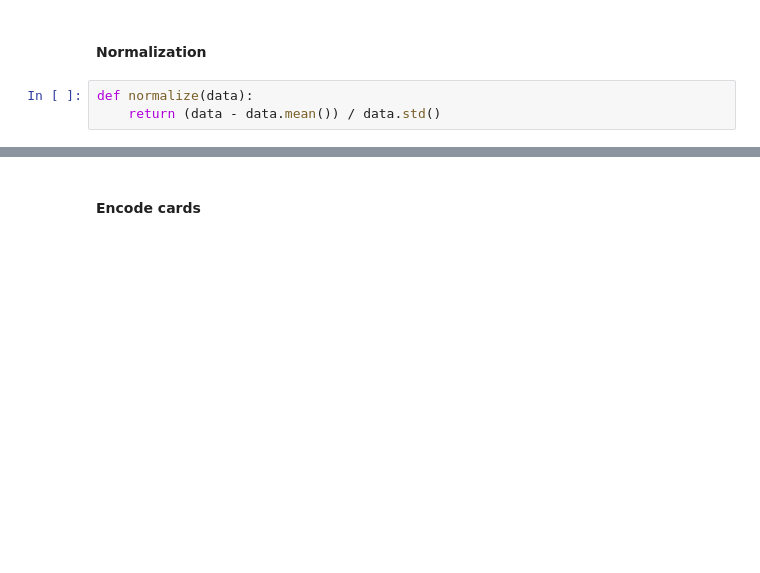
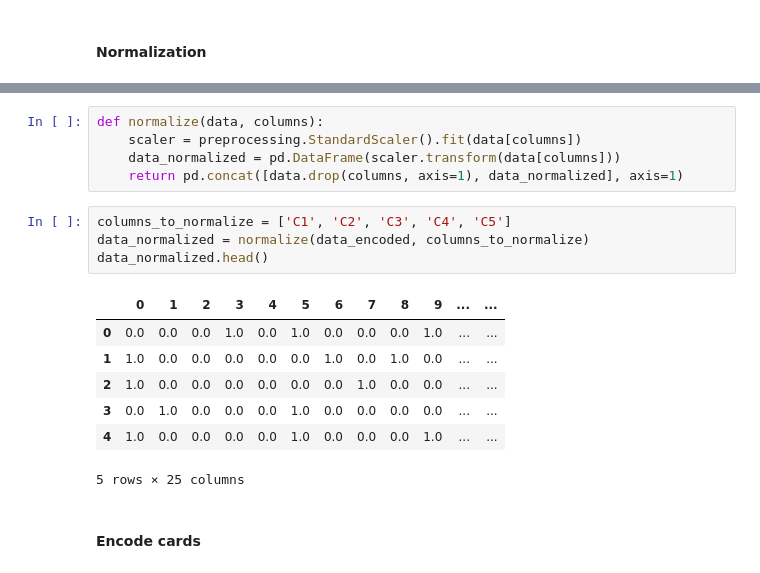
Before and after one commit to iPhaeton/kaggle-poker, a Jupyter notebook: Index_v1.ipynb, the cells around one changed output, grey strips where cells are left out. Cells and saved outputs as stored; diff of their text form; blank space fills up the shorter version.

```diff
--- a/Index_v1.ipynb
+++ b/Index_v1.ipynb
@@ -106,6 +107,3 @@ data_encoded.head()
 5 rows × 25 columns
 # %% [markdown]
 #### Normalization
-# %%
-def normalize(data):
-    return (data - data.mean()) / data.std()
@@ -124,3 +110,20 @@ data_normalized.head()
+# %%
+def normalize(data, columns):
+    scaler = preprocessing.StandardScaler().fit(data[columns])
+    data_normalized = pd.DataFrame(scaler.transform(data[columns]))
+    return pd.concat([data.drop(columns, axis=1), data_normalized], axis=1)
+# %%
+columns_to_normalize = ['C1', 'C2', 'C3', 'C4', 'C5']
+data_normalized = normalize(data_encoded, columns_to_normalize)
+data_normalized.head()
+# %% [output]
+|  | 0 | 1 | 2 | 3 | 4 | 5 | 6 | 7 | 8 | 9 | ... | ... |
+| 0 | 0.0 | 0.0 | 0.0 | 1.0 | 0.0 | 1.0 | 0.0 | 0.0 | 0.0 | 1.0 | ... | ... |
+| 1 | 1.0 | 0.0 | 0.0 | 0.0 | 0.0 | 0.0 | 1.0 | 0.0 | 1.0 | 0.0 | ... | ... |
+| 2 | 1.0 | 0.0 | 0.0 | 0.0 | 0.0 | 0.0 | 0.0 | 1.0 | 0.0 | 0.0 | ... | ... |
+| 3 | 0.0 | 1.0 | 0.0 | 0.0 | 0.0 | 1.0 | 0.0 | 0.0 | 0.0 | 0.0 | ... | ... |
+| 4 | 1.0 | 0.0 | 0.0 | 0.0 | 0.0 | 1.0 | 0.0 | 0.0 | 0.0 | 1.0 | ... | ... |
+5 rows × 25 columns
 # %% [markdown]
 #### Encode cards
 # %%
```
Also changed, not shown: parts of 5 cells of this notebook, 3 other files.
